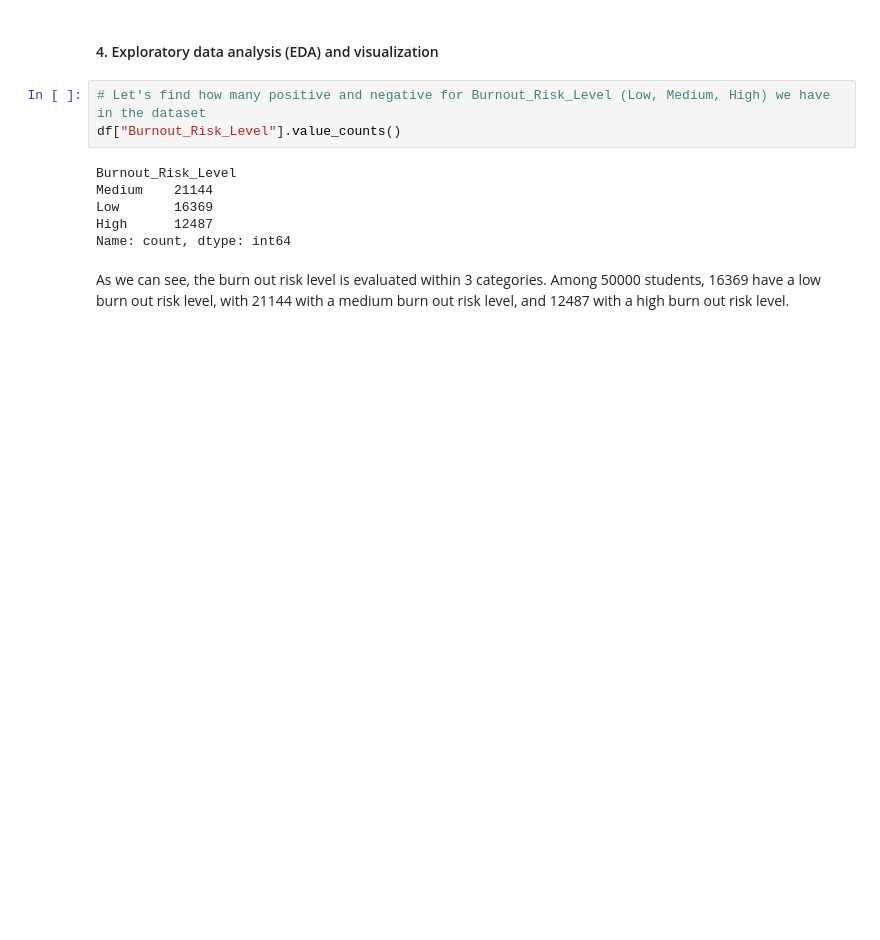
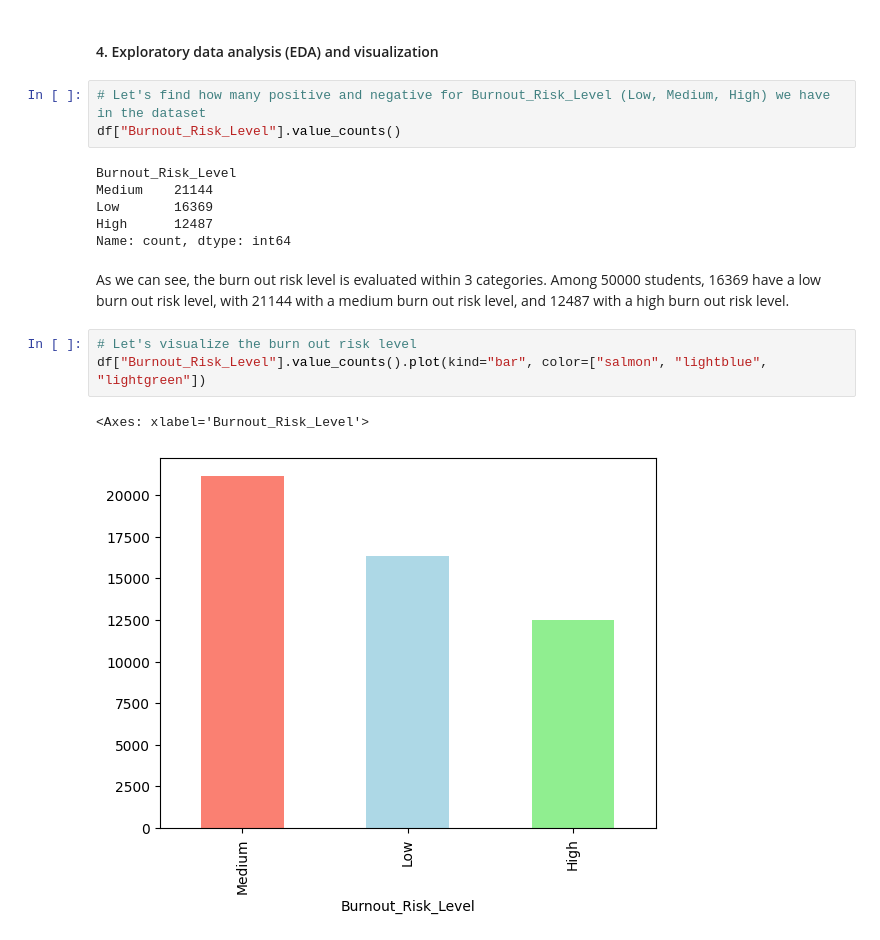
Before and after one commit to luitzdaryl/AI-Impact-2030, a Jupyter notebook: notebeooks/exploration.ipynb, the cells around one changed output. Drawn from its saved outputs; the diff is of its cells as text; blank space fills up the shorter version.

```diff
--- a/notebeooks/exploration.ipynb
+++ b/notebeooks/exploration.ipynb
@@ -251,3 +251,9 @@ High      12487
 Name: count, dtype: int64
 # %% [markdown]
 As we can see, the burn out risk level is evaluated within 3 categories. Among 50000 students, 16369 have a low burn out risk level, with 21144 with a medium burn out risk level, and 12487 with a high burn out risk level.
+# %%
+# Let's visualize the burn out risk level
+df["Burnout_Risk_Level"].value_counts().plot(kind="bar", color=["salmon", "lightblue", "lightgreen"])
+# %% [output]
+<Axes: xlabel='Burnout_Risk_Level'>
+[figure, added]
```
